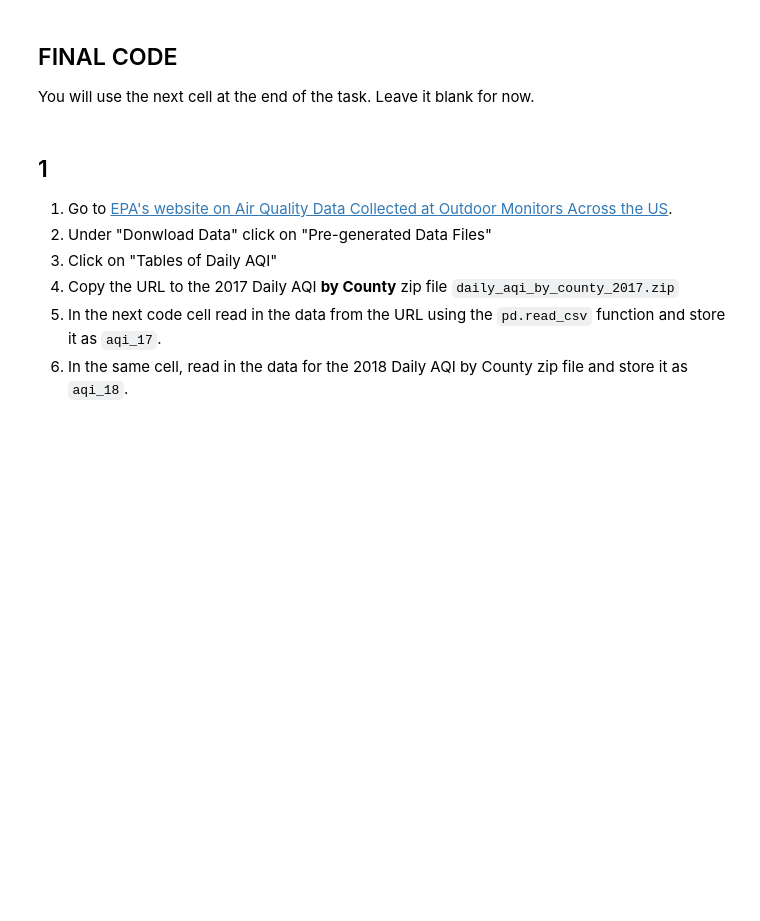
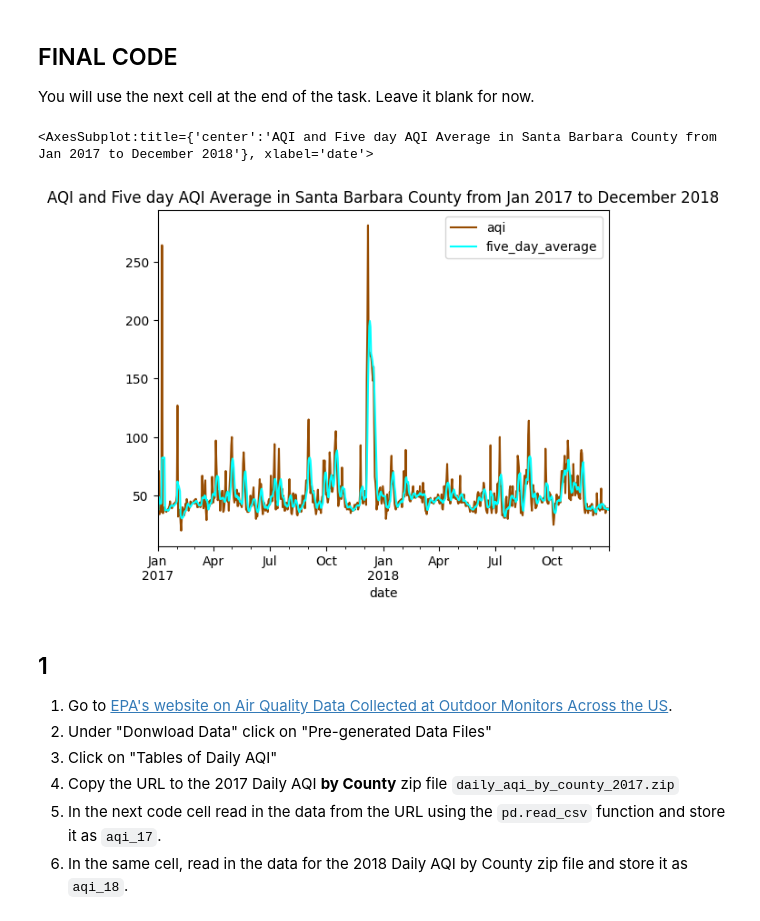
Before and after one commit to annieradams/eds220-hwk-2, a Jupyter notebook: hwk2-task2-aqi.ipynb, the cells around one changed output. Drawn from its saved outputs; the diff is of its cells as text; code cells hidden in the pictures; blank space fills up the shorter version.

```diff
--- a/hwk2-task2-aqi.ipynb
+++ b/hwk2-task2-aqi.ipynb
@@ -23,3 +21,25 @@ You will use the next cell at the end of the task. Leave it blank for now.
+# %%
+import pandas as pd # import necessary libraries
+import numpy as np
+import matplotlib.pyplot as plt
+aqi_17 = pd.read_csv('https://aqs.epa.gov/aqsweb/airdata/daily_aqi_by_county_2017.zip') # read in 2017 data
+aqi_18 = pd.read_csv('https://aqs.epa.gov/aqsweb/airdata/daily_aqi_by_county_2018.zip') # read in 2018 data
+aqi = pd.concat([aqi_17, aqi_18]) # concatenate 2017 and 2018 data using concat
+aqi.columns = aqi.columns.str.lower() #make column names lower case
+aqi.columns = aqi.columns.str.replace(' ','_') # reassign column names by substituting an underscore for a space
+aqi_sb = aqi[aqi.county_name == "Santa Barbara"].drop(columns = ['state_name','county_name','state_code','county_code']) #select Santa barbara and drop necessary columns
+aqi_sb.date = pd.to_datetime(aqi_sb.date) # update data column to datetime
+aqi_sb = aqi_sb.set_index('date') # change index to be date
+aqi_sb['five_day_average'] = aqi_sb.aqi.rolling('5D').mean() # create new column called 'five_day_average' in aqi_sb data frame that contains a 5 day rolling window
+colors = {'aqi': '#964B00', # pick dark brown for aqi
+         'five_day_average': 'cyan'}  # pick cyan for five day average
+aqi_sb.plot(use_index = True, # include index as x axis
+       y = ['aqi','five_day_average'], # plot aqi and five_day_average
+       color = colors,
+           title = 'AQI and Five day AQI Average in Santa Barbara County from Jan 2017 to December 2018') # have colors be pre defined colors dictionary, add title
+# %% [output]
+<AxesSubplot:title={'center':'AQI and Five day AQI Average in Santa Barbara County from Jan 2017 to December 2018'}, xlabel='date'>
+[figure, added]
 # %% [markdown]
 ## 1
 
```
Also changed, not shown: parts of 3 cells of this notebook, 1 other file.
